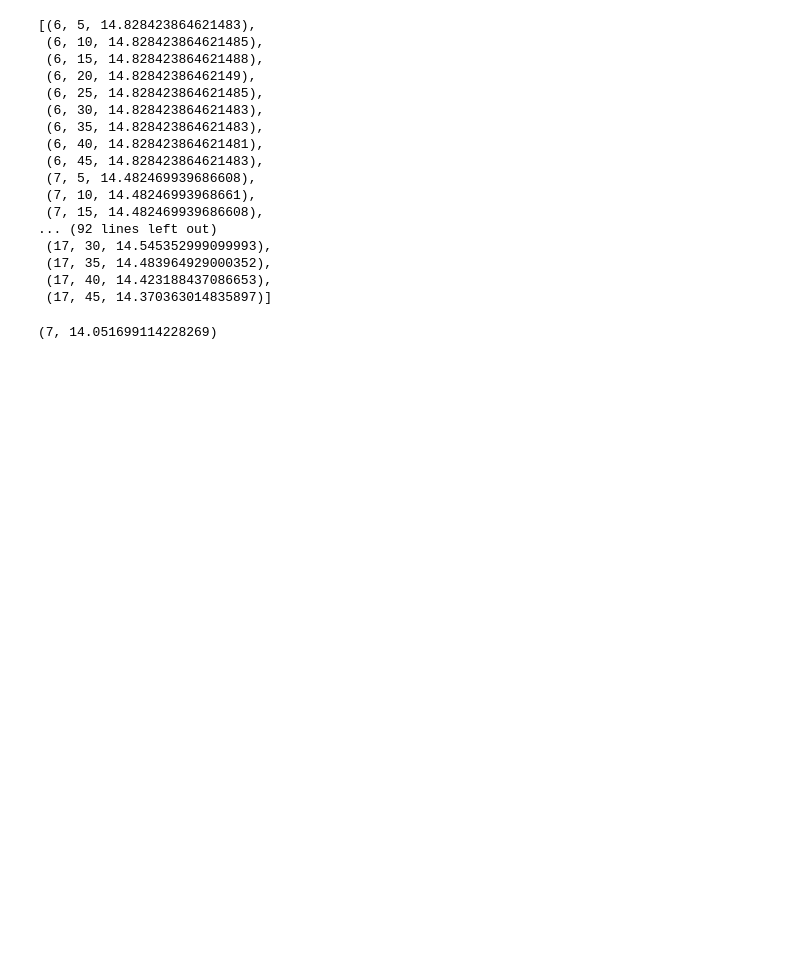
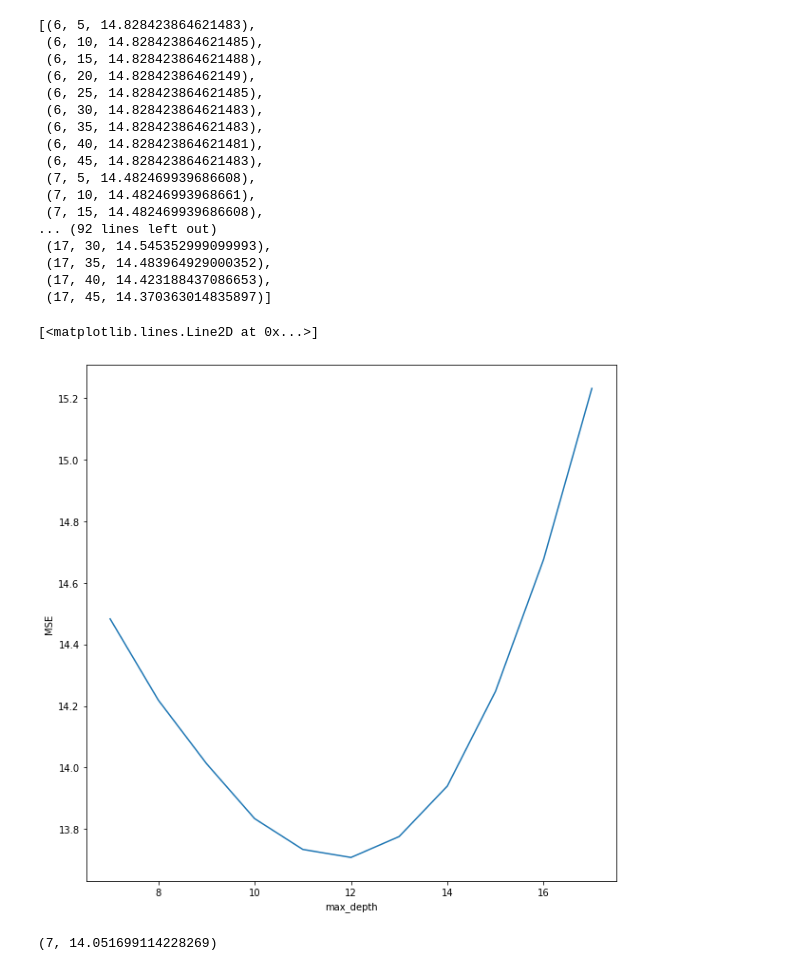
Before and after one commit to CorbanChiu/4741-Final-Project, a Jupyter notebook: Model.ipynb, the cells around one changed output. Drawn from its saved outputs; the diff is of its cells as text; code cells hidden in the pictures; blank space fills up the shorter version.

```diff
--- a/Model.ipynb
+++ b/Model.ipynb
@@ -145,6 +145,22 @@ tree_params
  (17, 35, 14.483964929000352),
  (17, 40, 14.423188437086653),
  (17, 45, 14.370363014835897)]
+# %%
+depth = []
+mses = []
+
+for i in tree_params:
+    if i[1] == 5 and i[0] != 6:
+        depth.append(i[0])
+        mses.append(i[2])
+
+plt.figure(figsize=(10,10))
+plt.xlabel("max_depth")
+plt.ylabel("MSE")
+plt.plot(depth, mses)
+# %% [output]
+[<matplotlib.lines.Line2D at 0x...>]
+[figure, added]
 # %%
 min_params = (0, 100)
 ridge_params = []
```
Also changed, not shown: parts of 14 cells of this notebook, 1 other file.
